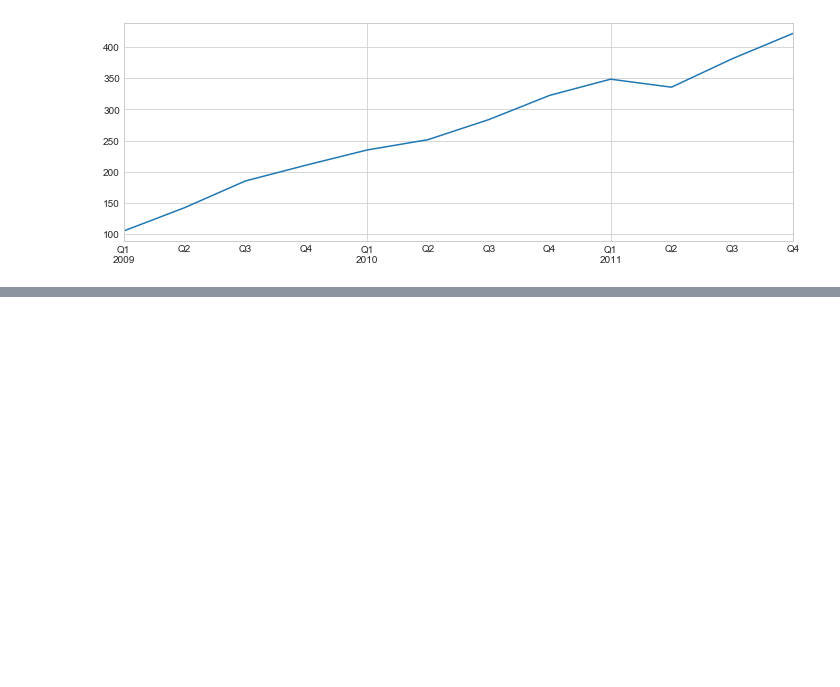
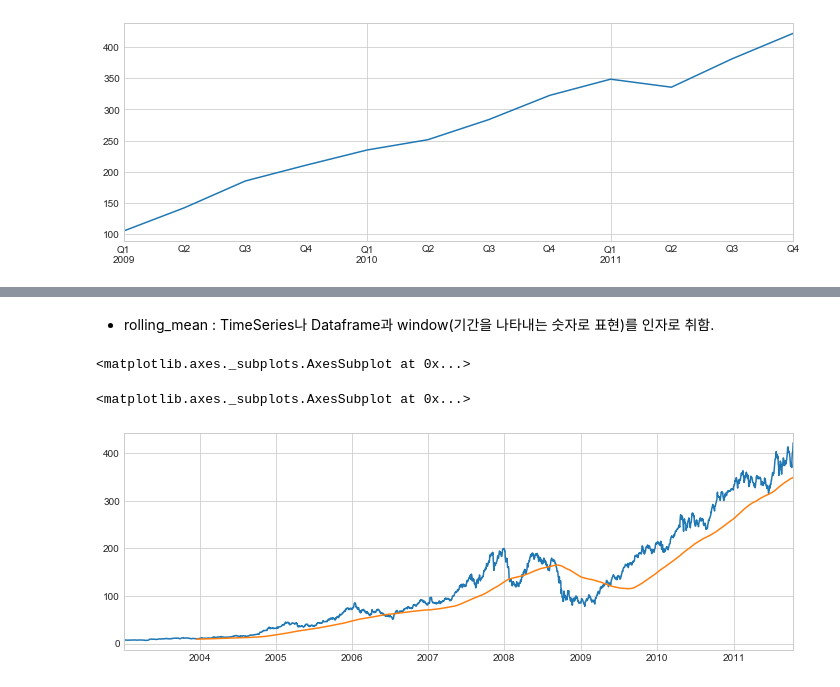
Before and after one commit to eunhwany/ML_Study, a Jupyter notebook: pydataAnalysis/Chap10_Time Series.ipynb, the cells around one changed output, grey strips where cells are left out. Cells and saved outputs as stored; diff of their text form; code cells hidden in the pictures; blank space fills up the shorter version.

```diff
--- a/pydataAnalysis/Chap10_Time Series.ipynb
+++ b/pydataAnalysis/Chap10_Time Series.ipynb
@@ -1852,0 +1854,4 @@ appl_q.loc['2009':].plot()
+# %%
+# 분기를 B로 바꾸고 NULL 값을 채움
+close_px = close_px.asfreq('B').fillna(method='ffill')
+close_px
@@ -1852,0 +1926,11 @@ appl_q.loc['2009':].plot()
+# %% [markdown]
+- rolling_mean : TimeSeries나 Dataframe과 window(기간을 나타내는 숫자로 표현)를 인자로 취함.
+# %%
+close_px.AAPL.plot()
+
+# pd.rolling_mean(close_px, 250).plot() # 예전 소스
+close_px.AAPL.rolling(window=250,center=False).mean().plot()
+# %% [output]
+<matplotlib.axes._subplots.AxesSubplot at 0x...>
+<matplotlib.axes._subplots.AxesSubplot at 0x...>
+[figure, added]
```
Also changed, not shown: parts of 27 cells of this notebook, 1 other file.
